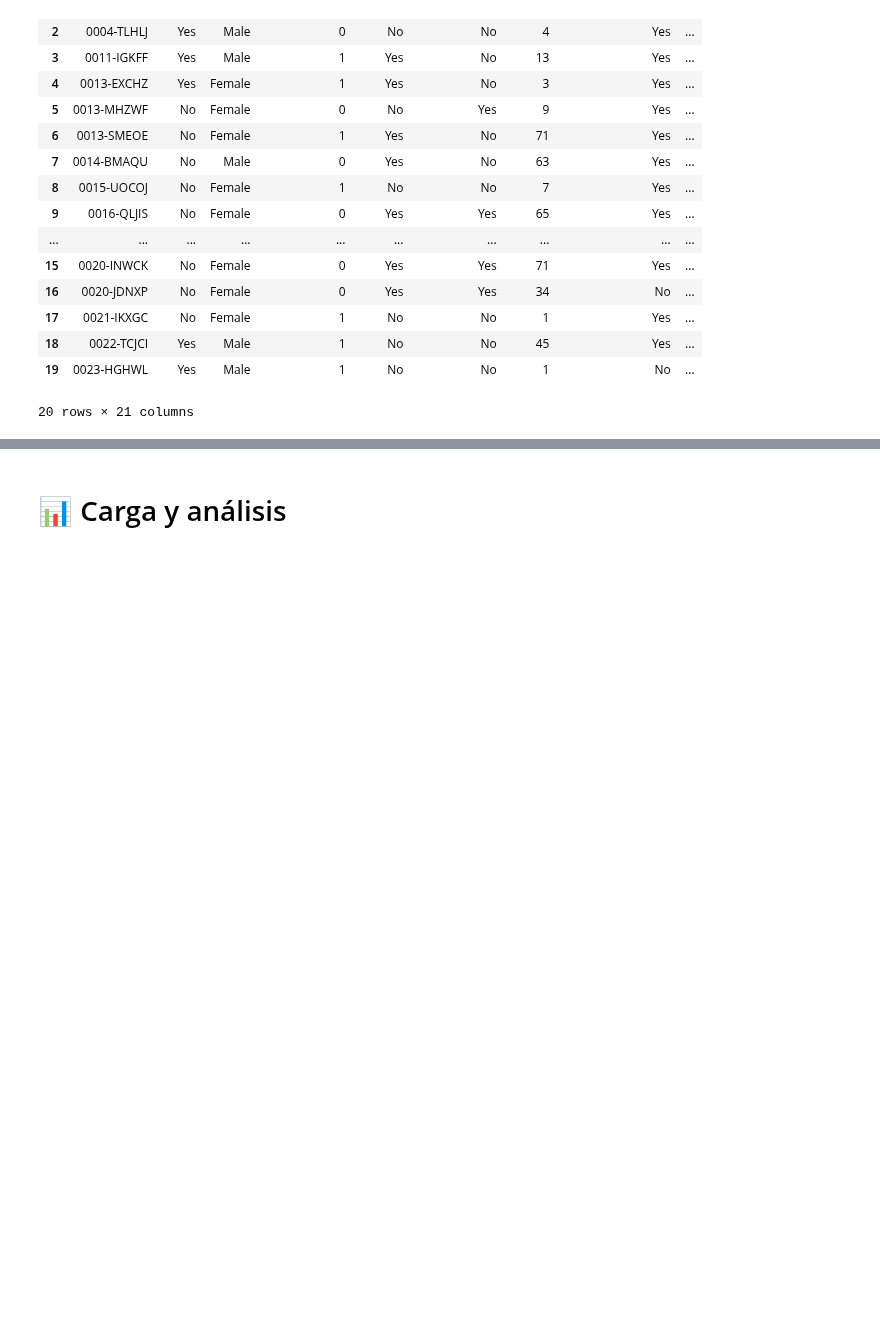
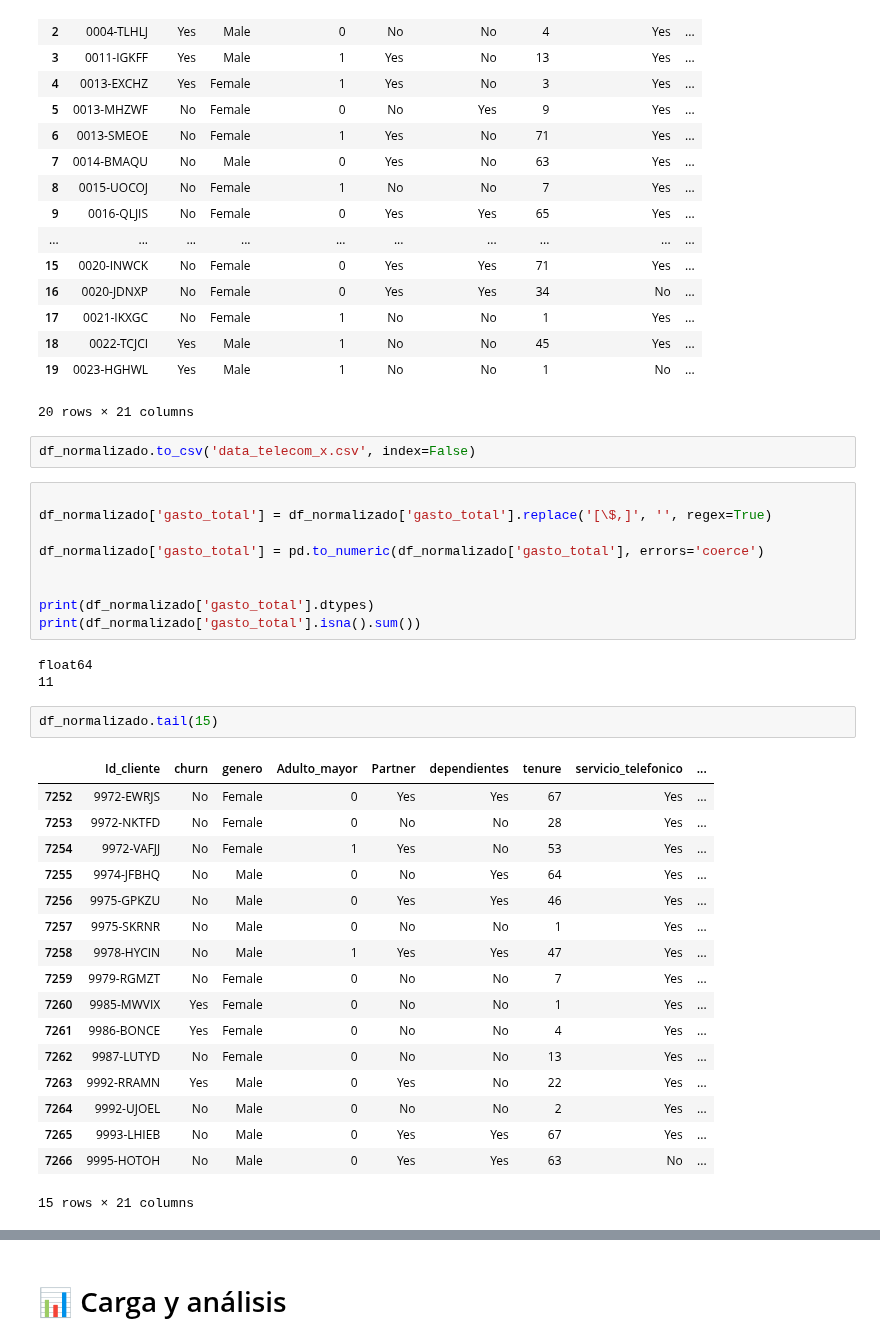
Before and after one commit to paulosky311/Challenge-Alura-Store, a Jupyter notebook: Challenger_Telecom.ipynb, the cells around one changed output, grey strips where cells are left out. Saved outputs shown, nothing was run; the diff lists cells and outputs as text; blank space fills up the shorter version.

```diff
--- a/Challenger_Telecom.ipynb
+++ b/Challenger_Telecom.ipynb
@@ -221,3 +221,37 @@ df_normalizado.head(20)
 | 18 | 0022-TCJCI | Yes | Male | 1 | No | No | 45 | Yes | ... |
 | 19 | 0023-HGHWL | Yes | Male | 1 | No | No | 1 | No | ... |
 20 rows × 21 columns
+# %%
+df_normalizado.to_csv('data_telecom_x.csv', index=False)
+# %%
+
+df_normalizado['gasto_total'] = df_normalizado['gasto_total'].replace('[\$,]', '', regex=True)
+
+df_normalizado['gasto_total'] = pd.to_numeric(df_normalizado['gasto_total'], errors='coerce')
+
+
+print(df_normalizado['gasto_total'].dtypes)
+print(df_normalizado['gasto_total'].isna().sum())
+# %% [output]
+float64
+11
+# %%
+df_normalizado.tail(15)
+# %% [output]
+|  | Id_cliente | churn | genero | Adulto_mayor | Partner | dependientes | tenure | servicio_telefonico | ... |
+| 7252 | 9972-EWRJS | No | Female | 0 | Yes | Yes | 67 | Yes | ... |
+| 7253 | 9972-NKTFD | No | Female | 0 | No | No | 28 | Yes | ... |
+| 7254 | 9972-VAFJJ | No | Female | 1 | Yes | No | 53 | Yes | ... |
+| 7255 | 9974-JFBHQ | No | Male | 0 | No | Yes | 64 | Yes | ... |
+| 7256 | 9975-GPKZU | No | Male | 0 | Yes | Yes | 46 | Yes | ... |
+| 7257 | 9975-SKRNR | No | Male | 0 | No | No | 1 | Yes | ... |
+| 7258 | 9978-HYCIN | No | Male | 1 | Yes | Yes | 47 | Yes | ... |
+| 7259 | 9979-RGMZT | No | Female | 0 | No | No | 7 | Yes | ... |
+| 7260 | 9985-MWVIX | Yes | Female | 0 | No | No | 1 | Yes | ... |
+| 7261 | 9986-BONCE | Yes | Female | 0 | No | No | 4 | Yes | ... |
+| 7262 | 9987-LUTYD | No | Female | 0 | No | No | 13 | Yes | ... |
+| 7263 | 9992-RRAMN | Yes | Male | 0 | Yes | No | 22 | Yes | ... |
+| 7264 | 9992-UJOEL | No | Male | 0 | No | No | 2 | Yes | ... |
+| 7265 | 9993-LHIEB | No | Male | 0 | Yes | Yes | 67 | Yes | ... |
+| 7266 | 9995-HOTOH | No | Male | 0 | Yes | Yes | 63 | No | ... |
+15 rows × 21 columns
```
Also changed, not shown: parts of 1 cell of this notebook.
